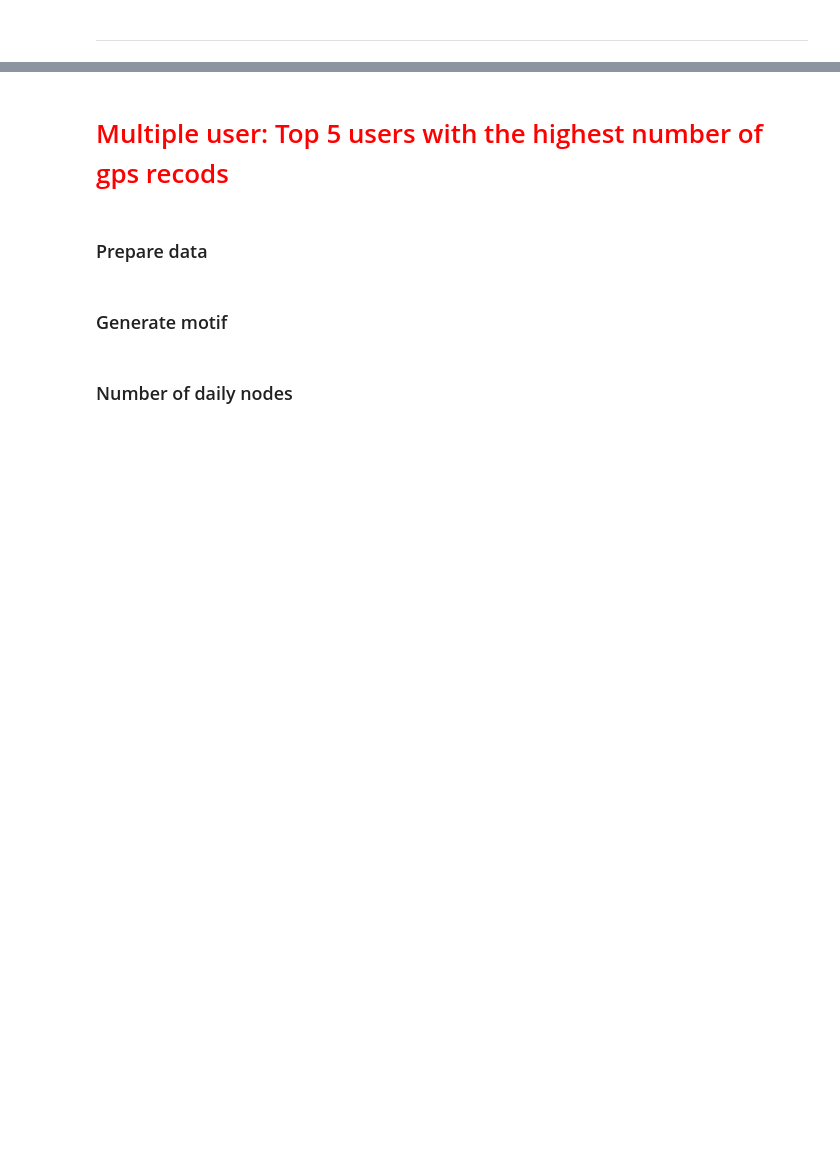
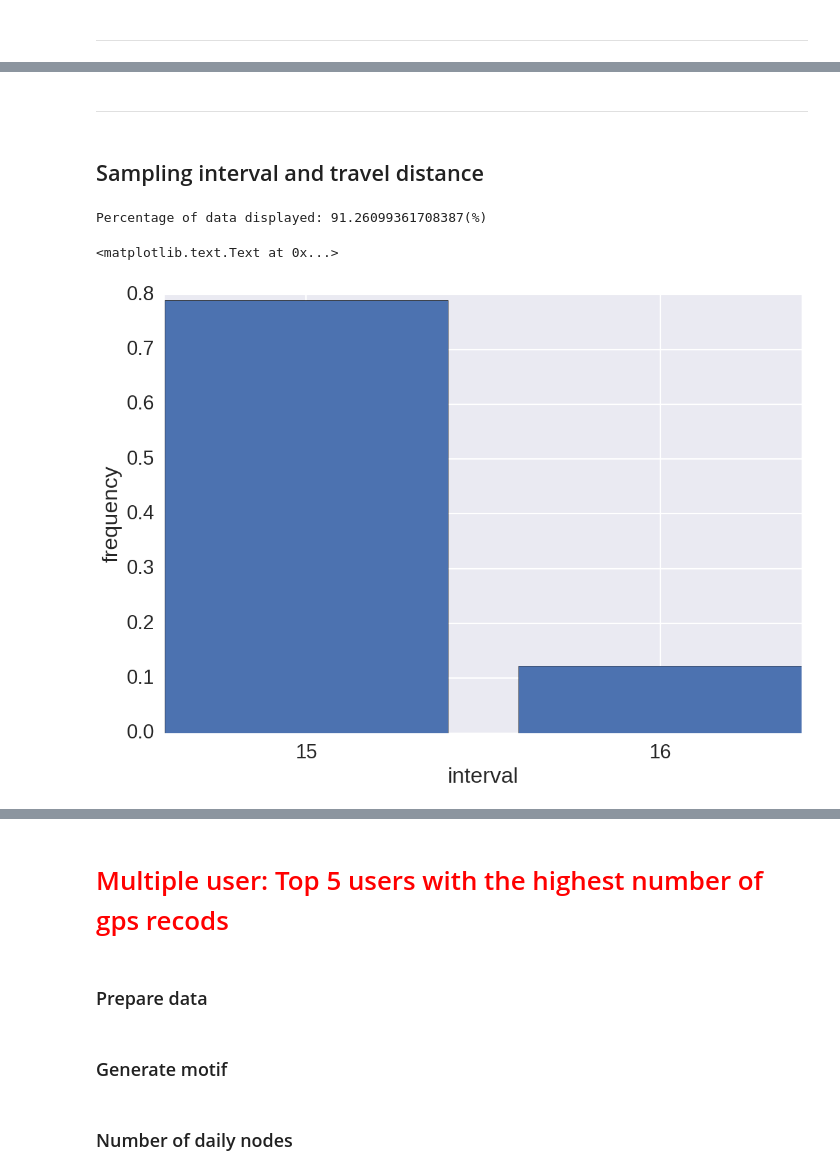
Before and after one commit to xz278/motif-python, a Jupyter notebook: location-public.ipynb, the cells around one changed output, grey strips where cells are left out. Saved outputs shown, nothing was run; the diff lists cells and outputs as text; code cells hidden in the pictures; blank space fills up the shorter version.

```diff
--- a/location-public.ipynb
+++ b/location-public.ipynb
@@ -776,0 +880,7 @@ def add_subplot_axes(ax,rect,axisbg='w'):
+# %%
+sp = {}
+for name,group in g:
+    pid = int(name)
+    cg = group.dropna()
+    c = get_geo_center(cg, lat_c='latitude', lon_c='longitude')
+    sp[pid] = (c['latitude'],c['longitude'])
@@ -776,0 +1036,14 @@ def add_subplot_axes(ax,rect,axisbg='w'):
+# %%
+single_node = [d.date() for d in single_node_day_index]
+weekdays = [0,1,2,3,4]
+dow = [dayofweekstr[x.weekday()] for x in single_node]
+cw = Counter(dow)
+d = []
+for c in cw:
+    d.append({'dayofweek':c,'count':cw[c]})
+d = sorted(d, key=lambda x: x['count'],reverse = True)
+for i in d:
+    print('{} : {}'.format(i['dayofweek'],i['count']))
+
+weekday_single_node = [x for x in single_node if x.weekday() in weekdays]
+print('\nWeekday single node motif: {}'.format(len(weekday_single_node)))
@@ -776,0 +1098,32 @@ def add_subplot_axes(ax,rect,axisbg='w'):
+# %% [markdown]
+--------------------------------------------------------------------------------------------------------------------
+# %% [markdown]
+## Sampling interval and travel distance
+# %%
+df= eureka.set_index(pd.to_datetime(eureka.time))
+df = df.tz_localize('America/New_York',ambiguous = [False] * len(df))
+df = df.sort_index()
+# %%
+interval_freq = {}
+time_series = df.index
+sum_freq = len(time_series)
+thr = len(time_series) * 0.05
+df['interval'] = np.nan
+df['distance'] = np.nan
+df['speed'] = np.nan
+for i in range(1,len(time_series)):
+    time_diff = (time_series[i] - time_series[i-1]).total_seconds() / 60
+    dist = vincenty(df.ix[i-1,['latitude','longitude']].tolist(),
+                               df.ix[i,['latitude','longitude']].tolist()).meters
+    df.ix[i,'interval'] = time_diff
+    df.ix[i,'distance'] = dist
+    df.ix[i,'speed'] = dist / time_diff
+    m = round(time_diff)
+    if m in interval_freq:
+        interval_freq[m] += 1
+    else:
+        interval_freq[m] = 1
+# %% [output]
+Percentage of data displayed: 91.26099361708387(%)
+<matplotlib.text.Text at 0x...>
+[figure, added]
```
Also changed, not shown: parts of 75 cells of this notebook.
